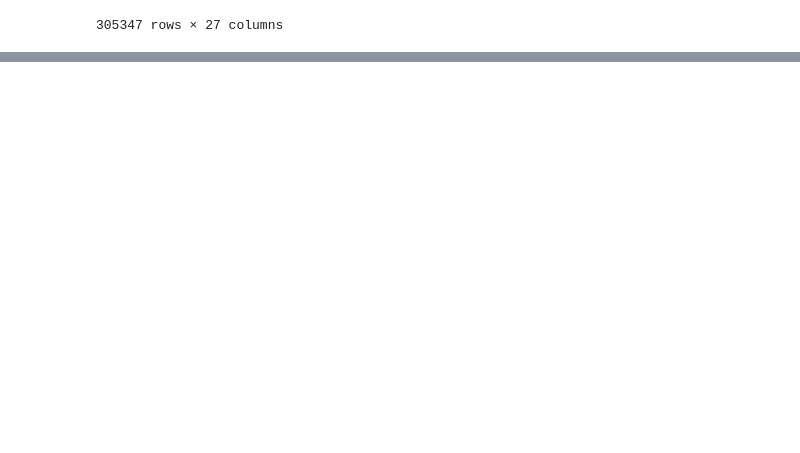
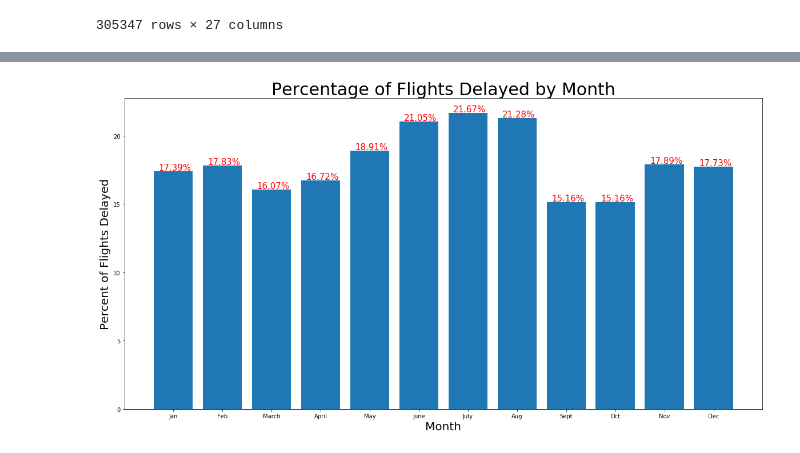
Before and after one commit to Arimorris/delays, a Jupyter notebook: visuals .ipynb, the cells around one changed output, grey strips where cells are left out. Drawn from its saved outputs; the diff is of its cells as text; code cells hidden in the pictures; blank space fills up the shorter version.

```diff
--- a/visuals .ipynb
+++ b/visuals .ipynb
@@ -59,0 +58,6 @@ winter[winter[]]
+# %%
+import pickle
+# get yearly flight info
+infile = open('yearly_flights.pickle', 'rb')
+yearly = pickle.load(infile)
+infile.close()
@@ -59,0 +91,9 @@ winter[winter[]]
+# %%
+# find pct of delays per month
+m = yearly['Months']
+f = list(m.values())
+m_pct = []
+
+#get a list of what % of flights were delayed per month
+for x in range(len(f)):
+    m_pct.append(round((freq[x]/f[x]) * 100,2))
@@ -59,0 +112,12 @@ winter[winter[]]
+# %%
+plt.figure(figsize=(20,10))
+plt.bar(month, m_pct)
+plt.title("Percentage of Flights Delayed by Month", fontsize =30)
+plt.xlabel('Month', fontsize =20)
+plt.xticks(range(12))
+plt.ylabel('Percent of Flights Delayed', fontsize =20)
+for a,b in zip(range(12), m_pct):
+    plt.text(a -.3, b + .08, str(b) + '%', fontsize =15, color ='r')
+plt.show()
+# %% [output]
+[figure, added]
```
Also changed, not shown: parts of 5 cells of this notebook.
